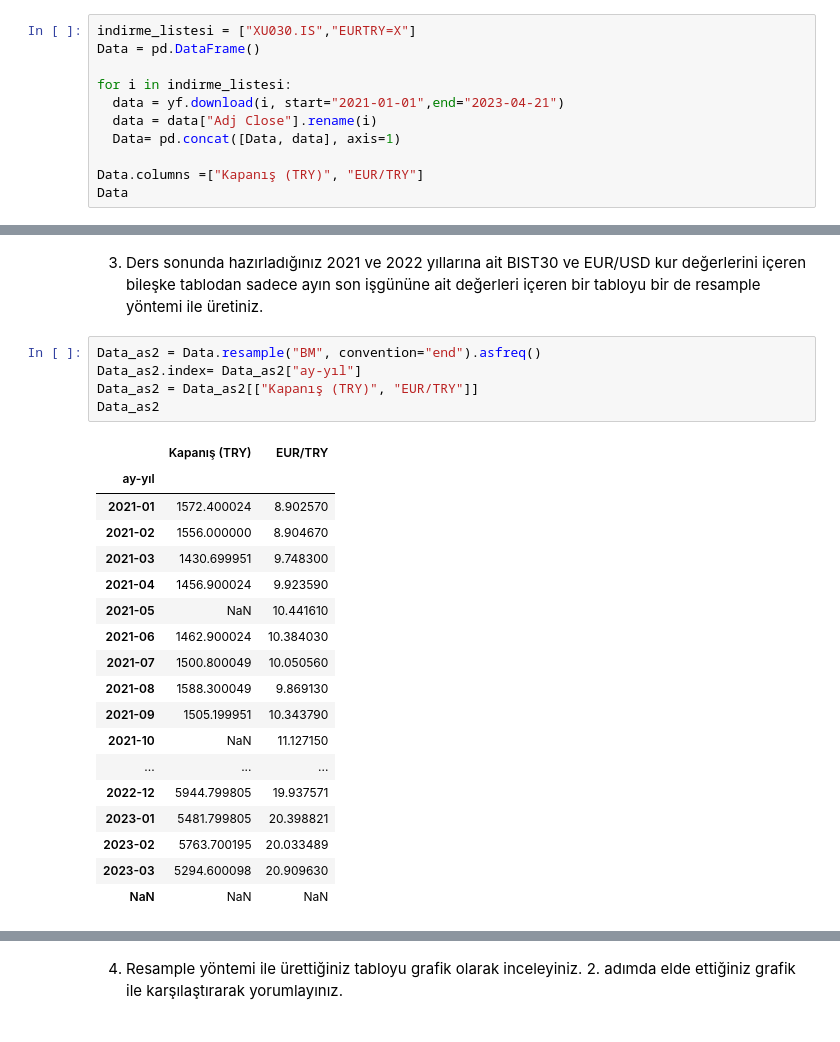
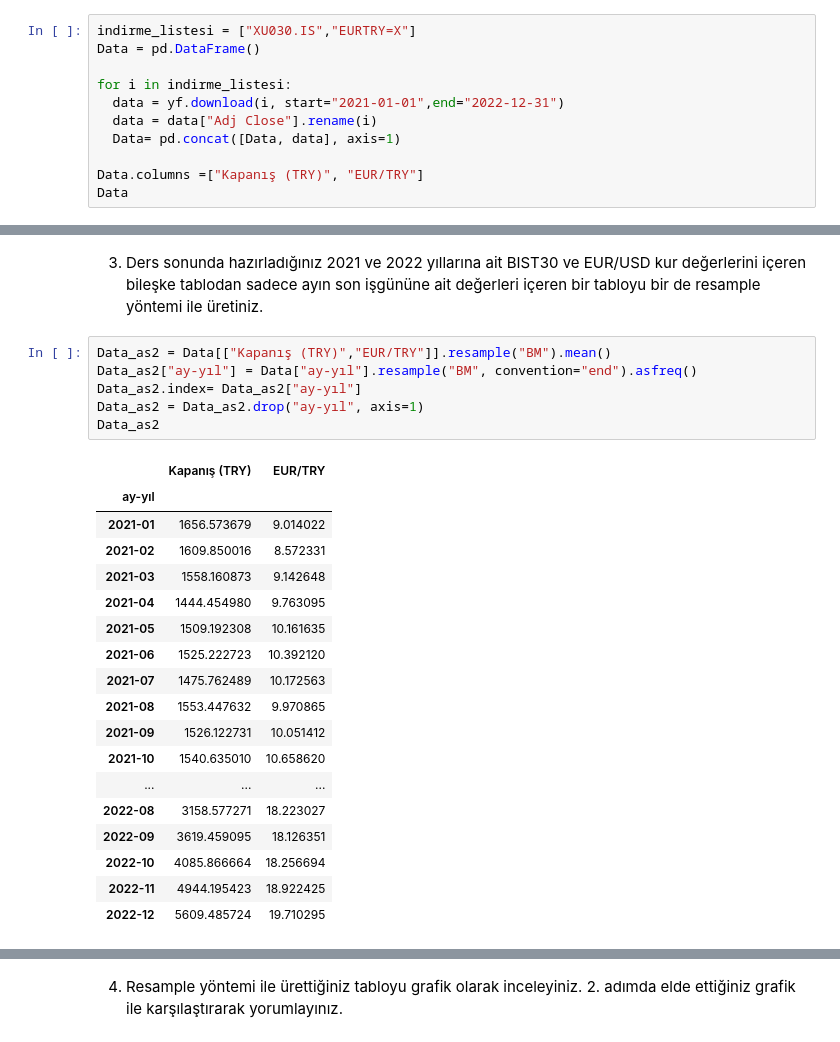
Before and after one commit to Abdulkadir2516/GMKA_Abdulkadir_Yesilkaya, a Jupyter notebook: Odevi4_Python_Veri_Analizi_Egitimi__Abdulkadir_Yeşilkaya.ipynb, the cells around one changed output, grey strips where cells are left out. Cells and saved outputs as stored; diff of their text form.

```diff
--- a/Odevi4_Python_Veri_Analizi_Egitimi__Abdulkadir_Yeşilkaya.ipynb
+++ b/Odevi4_Python_Veri_Analizi_Egitimi__Abdulkadir_Yeşilkaya.ipynb
@@ -23,7 +23,7 @@ indirme_listesi = ["XU030.IS","EURTRY=X"]
 Data = pd.DataFrame()
 
 for i in indirme_listesi:
-  data = yf.download(i, start="2021-01-01",end="2023-04-21")
+  data = yf.download(i, start="2021-01-01",end="2022-12-31")
   data = data["Adj Close"].rename(i)
   Data= pd.concat([Data, data], axis=1)
 
@@ -122,29 +122,30 @@ fig_1.show()
 # %% [markdown]
 3. Ders sonunda hazırladığınız 2021 ve 2022 yıllarına ait BIST30 ve EUR/USD kur değerlerini içeren bileşke tablodan sadece ayın son işgününe ait değerleri içeren bir tabloyu bir de resample yöntemi ile üretiniz.
 # %%
-Data_as2 = Data.resample("BM", convention="end").asfreq()
+Data_as2 = Data[["Kapanış (TRY)","EUR/TRY"]].resample("BM").mean()
+Data_as2["ay-yıl"] = Data["ay-yıl"].resample("BM", convention="end").asfreq()
 Data_as2.index= Data_as2["ay-yıl"]
-Data_as2 = Data_as2[["Kapanış (TRY)", "EUR/TRY"]]
+Data_as2 = Data_as2.drop("ay-yıl", axis=1)
 Data_as2
 # %% [output]
 |  | Kapanış (TRY) | EUR/TRY |
 | ay-yıl |  |  |
-| 2021-01 | 1572.400024 | 8.902570 |
-| 2021-02 | 1556.000000 | 8.904670 |
-| 2021-03 | 1430.699951 | 9.748300 |
-| 2021-04 | 1456.900024 | 9.923590 |
-| 2021-05 | NaN | 10.441610 |
-| 2021-06 | 1462.900024 | 10.384030 |
-| 2021-07 | 1500.800049 | 10.050560 |
-| 2021-08 | 1588.300049 | 9.869130 |
-| 2021-09 | 1505.199951 | 10.343790 |
-| 2021-10 | NaN | 11.127150 |
+| 2021-01 | 1656.573679 | 9.014022 |
+| 2021-02 | 1609.850016 | 8.572331 |
+| 2021-03 | 1558.160873 | 9.142648 |
+| 2021-04 | 1444.454980 | 9.763095 |
+| 2021-05 | 1509.192308 | 10.161635 |
+| 2021-06 | 1525.222723 | 10.392120 |
+| 2021-07 | 1475.762489 | 10.172563 |
+| 2021-08 | 1553.447632 | 9.970865 |
+| 2021-09 | 1526.122731 | 10.051412 |
+| 2021-10 | 1540.635010 | 10.658620 |
 | ... | ... | ... |
-| 2022-12 | 5944.799805 | 19.937571 |
-| 2023-01 | 5481.799805 | 20.398821 |
-| 2023-02 | 5763.700195 | 20.033489 |
-| 2023-03 | 5294.600098 | 20.909630 |
-| NaN | NaN | NaN |
+| 2022-08 | 3158.577271 | 18.223027 |
+| 2022-09 | 3619.459095 | 18.126351 |
+| 2022-10 | 4085.866664 | 18.256694 |
+| 2022-11 | 4944.195423 | 18.922425 |
+| 2022-12 | 5609.485724 | 19.710295 |
 # %%
 Data_as2["Degisim"] = Data_as2["Kapanış (TRY)"].diff(1)
 Data_as2["D_yon"] = Data_as2.Degisim.map(lambda x: "Düşen gün" if x<0 else "Yükselen gün")
```
Also changed, not shown: parts of 6 cells of this notebook.
